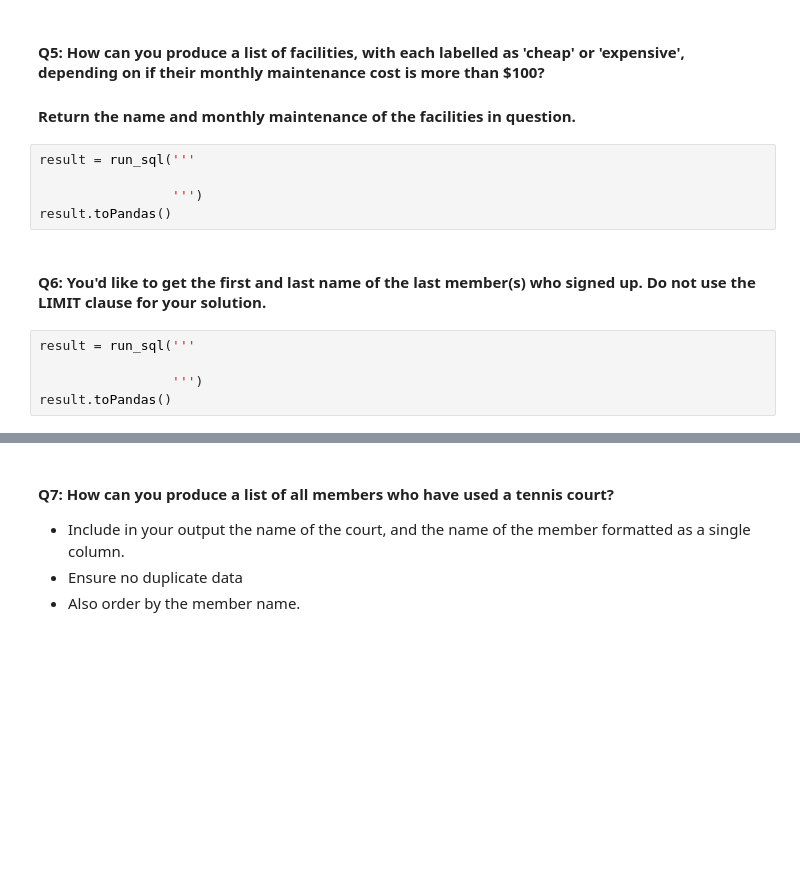
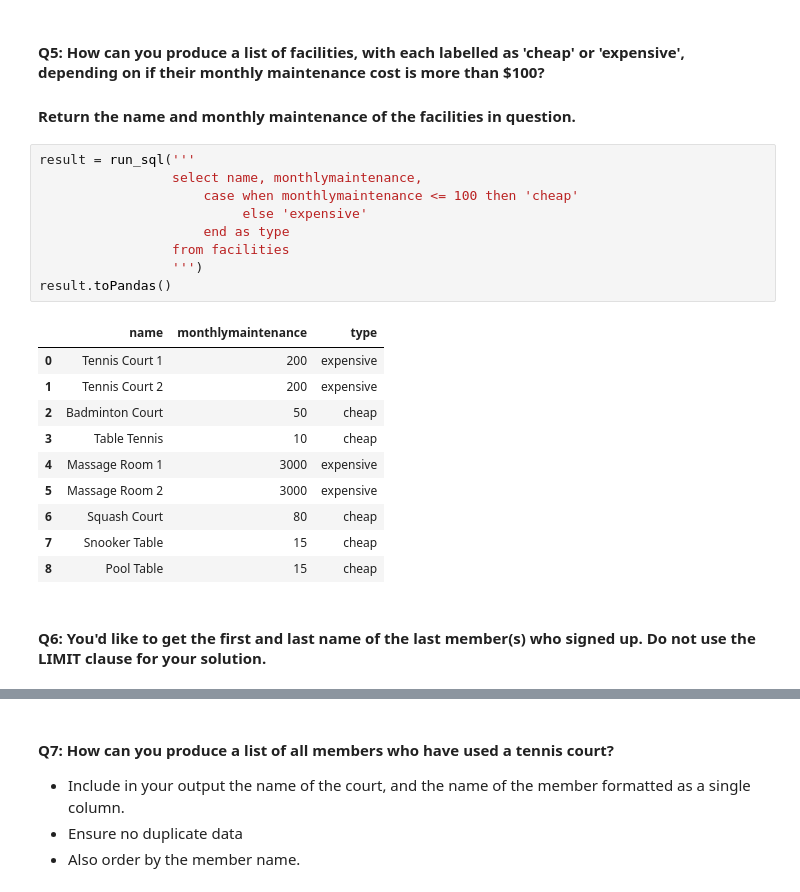
Before and after one commit to sv650s/springboard, a Jupyter notebook: aic-5_6_6-sql-at-scale-with-spark-mini-project/Mini_Project_SQL_with_Spark.ipynb, the cells around one changed output, grey strips where cells are left out. Saved outputs shown, nothing was run; the diff lists cells and outputs as text; blank space fills up the shorter version.

```diff
--- a/aic-5_6_6-sql-at-scale-with-spark-mini-project/Mini_Project_SQL_with_Spark.ipynb
+++ b/aic-5_6_6-sql-at-scale-with-spark-mini-project/Mini_Project_SQL_with_Spark.ipynb
@@ -214,15 +266,25 @@ result.toPandas()
 # %% [markdown]
 #### Q5: How can you produce a list of facilities, with each labelled as 'cheap' or 'expensive', depending on if their monthly maintenance cost is more than $100?
 #### Return the name and monthly maintenance of the facilities in question.
-# %%
-result = run_sql('''
-
-                 ''')
-result.toPandas()
+# %%
+result = run_sql('''
+                 select name, monthlymaintenance,
+                     case when monthlymaintenance <= 100 then 'cheap'
+                          else 'expensive'
+                     end as type
+                 from facilities
+                 ''')
+result.toPandas()
+# %% [output]
+|  | name | monthlymaintenance | type |
+| 0 | Tennis Court 1 | 200 | expensive |
+| 1 | Tennis Court 2 | 200 | expensive |
+| 2 | Badminton Court | 50 | cheap |
+| 3 | Table Tennis | 10 | cheap |
+| 4 | Massage Room 1 | 3000 | expensive |
+| 5 | Massage Room 2 | 3000 | expensive |
+| 6 | Squash Court | 80 | cheap |
+| 7 | Snooker Table | 15 | cheap |
+| 8 | Pool Table | 15 | cheap |
 # %% [markdown]
 #### Q6: You'd like to get the first and last name of the last member(s) who signed up. Do not use the LIMIT clause for your solution.
-# %%
-result = run_sql('''
-
-                 ''')
-result.toPandas()
```
Also changed, not shown: parts of 19 cells of this notebook.
